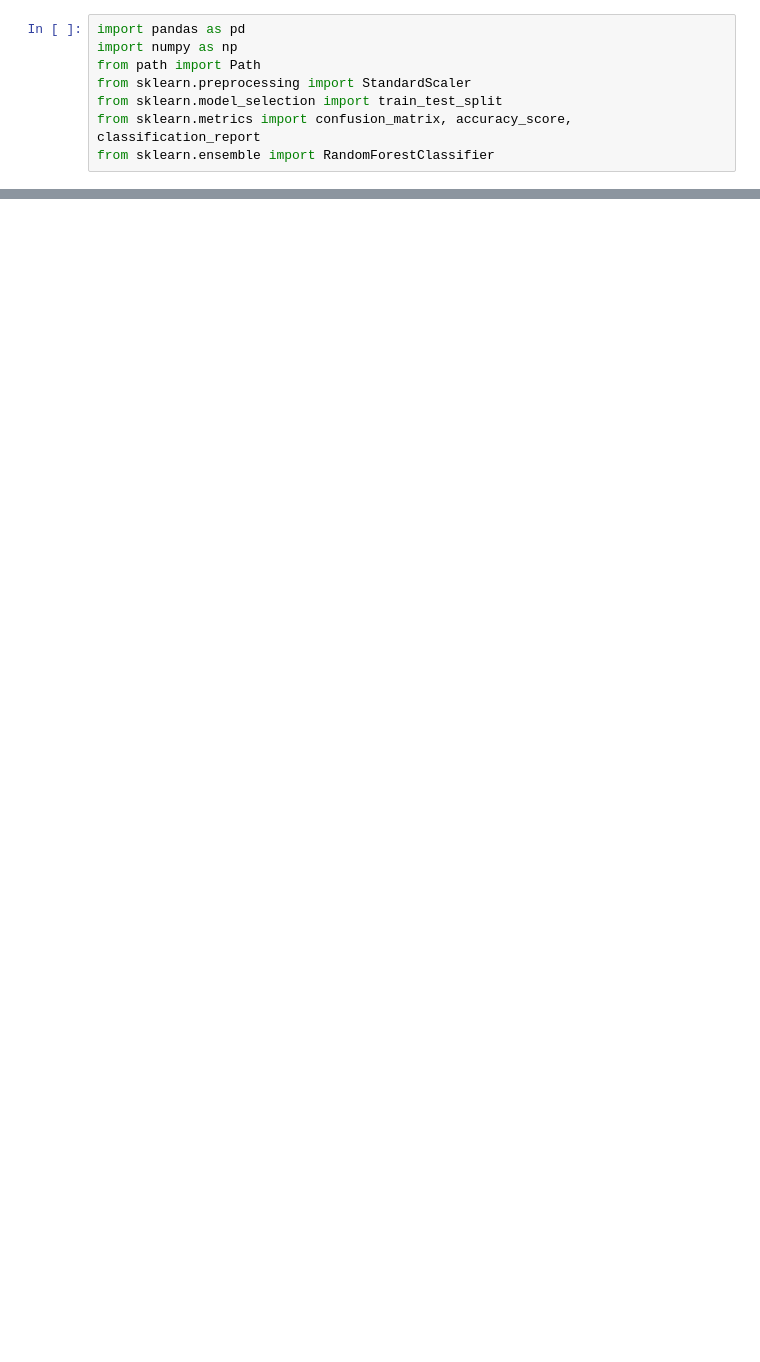
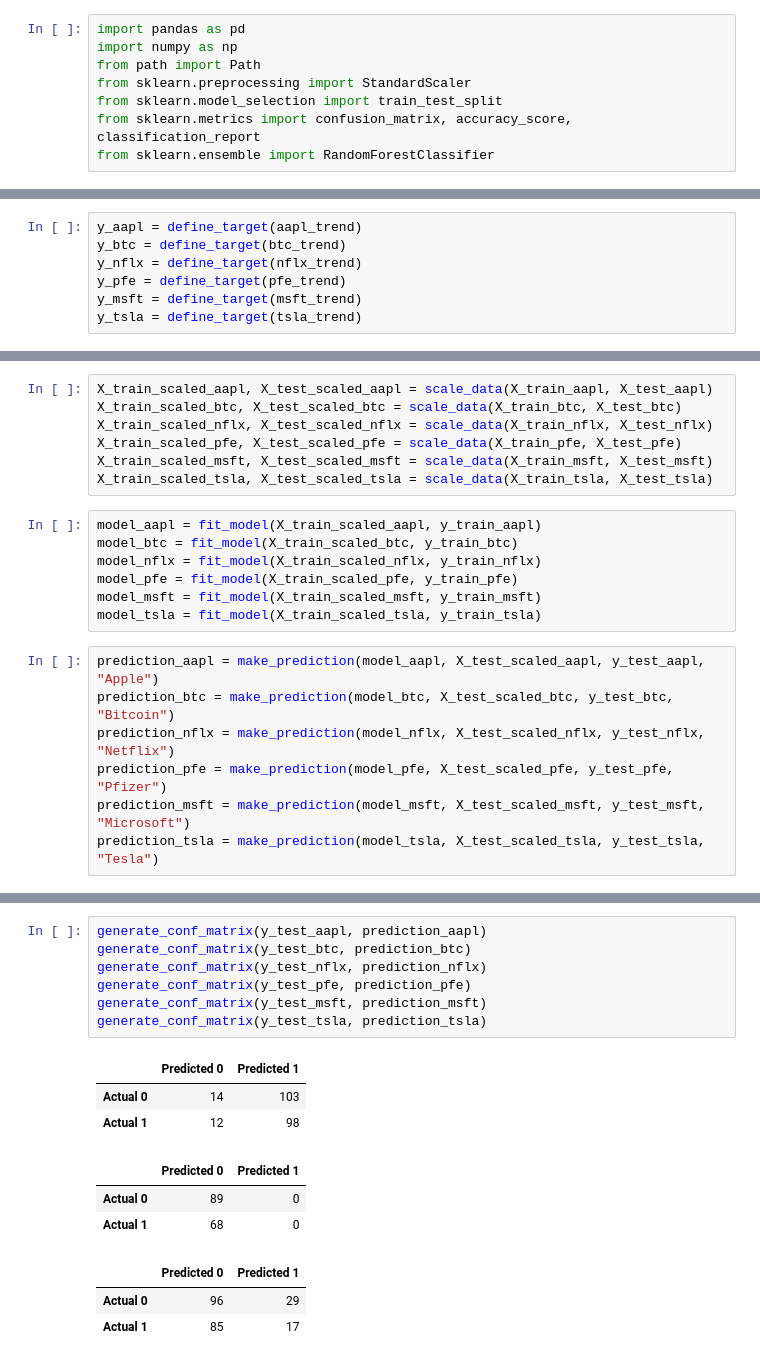
Before and after one commit to namir17/tweets-and-stocks, a Jupyter notebook: ML_models/RandomForestClassifier.ipynb, the cells around one changed output, grey strips where cells are left out. Saved outputs shown, nothing was run; the diff lists cells and outputs as text; blank space fills up the shorter version.

Commit message:
Final execution of  all ML models

```diff
--- a/ML_models/RandomForestClassifier.ipynb
+++ b/ML_models/RandomForestClassifier.ipynb
@@ -352,0 +182,7 @@ ValueError: setting an array element with a sequence.
+# %%
+y_aapl = define_target(aapl_trend)
+y_btc = define_target(btc_trend)
+y_nflx = define_target(nflx_trend)
+y_pfe = define_target(pfe_trend)
+y_msft = define_target(msft_trend)
+y_tsla = define_target(tsla_trend)
@@ -352,0 +196,21 @@ ValueError: setting an array element with a sequence.
+# %%
+X_train_scaled_aapl, X_test_scaled_aapl = scale_data(X_train_aapl, X_test_aapl)
+X_train_scaled_btc, X_test_scaled_btc = scale_data(X_train_btc, X_test_btc)
+X_train_scaled_nflx, X_test_scaled_nflx = scale_data(X_train_nflx, X_test_nflx)
+X_train_scaled_pfe, X_test_scaled_pfe = scale_data(X_train_pfe, X_test_pfe)
+X_train_scaled_msft, X_test_scaled_msft = scale_data(X_train_msft, X_test_msft)
+X_train_scaled_tsla, X_test_scaled_tsla = scale_data(X_train_tsla, X_test_tsla)
+# %%
+model_aapl = fit_model(X_train_scaled_aapl, y_train_aapl)
+model_btc = fit_model(X_train_scaled_btc, y_train_btc)
+model_nflx = fit_model(X_train_scaled_nflx, y_train_nflx)
+model_pfe = fit_model(X_train_scaled_pfe, y_train_pfe)
+model_msft = fit_model(X_train_scaled_msft, y_train_msft)
+model_tsla = fit_model(X_train_scaled_tsla, y_train_tsla)
+# %%
+prediction_aapl = make_prediction(model_aapl, X_test_scaled_aapl, y_test_aapl, "Apple")
+prediction_btc = make_prediction(model_btc, X_test_scaled_btc, y_test_btc, "Bitcoin")
+prediction_nflx = make_prediction(model_nflx, X_test_scaled_nflx, y_test_nflx, "Netflix")
+prediction_pfe = make_prediction(model_pfe, X_test_scaled_pfe, y_test_pfe, "Pfizer")
+prediction_msft = make_prediction(model_msft, X_test_scaled_msft, y_test_msft, "Microsoft")
+prediction_tsla = make_prediction(model_tsla, X_test_scaled_tsla, y_test_tsla, "Tesla")
@@ -352,0 +224,17 @@ ValueError: setting an array element with a sequence.
+# %%
+generate_conf_matrix(y_test_aapl, prediction_aapl)
+generate_conf_matrix(y_test_btc, prediction_btc)
+generate_conf_matrix(y_test_nflx, prediction_nflx)
+generate_conf_matrix(y_test_pfe, prediction_pfe)
+generate_conf_matrix(y_test_msft, prediction_msft)
+generate_conf_matrix(y_test_tsla, prediction_tsla)
+# %% [output]
+|  | Predicted 0 | Predicted 1 |
+| Actual 0 | 14 | 103 |
+| Actual 1 | 12 | 98 |
+|  | Predicted 0 | Predicted 1 |
+| Actual 0 | 89 | 0 |
+| Actual 1 | 68 | 0 |
+|  | Predicted 0 | Predicted 1 |
+| Actual 0 | 96 | 29 |
+| Actual 1 | 85 | 17 |
```
Also changed, not shown: parts of 56 cells of this notebook, 6 other files.
